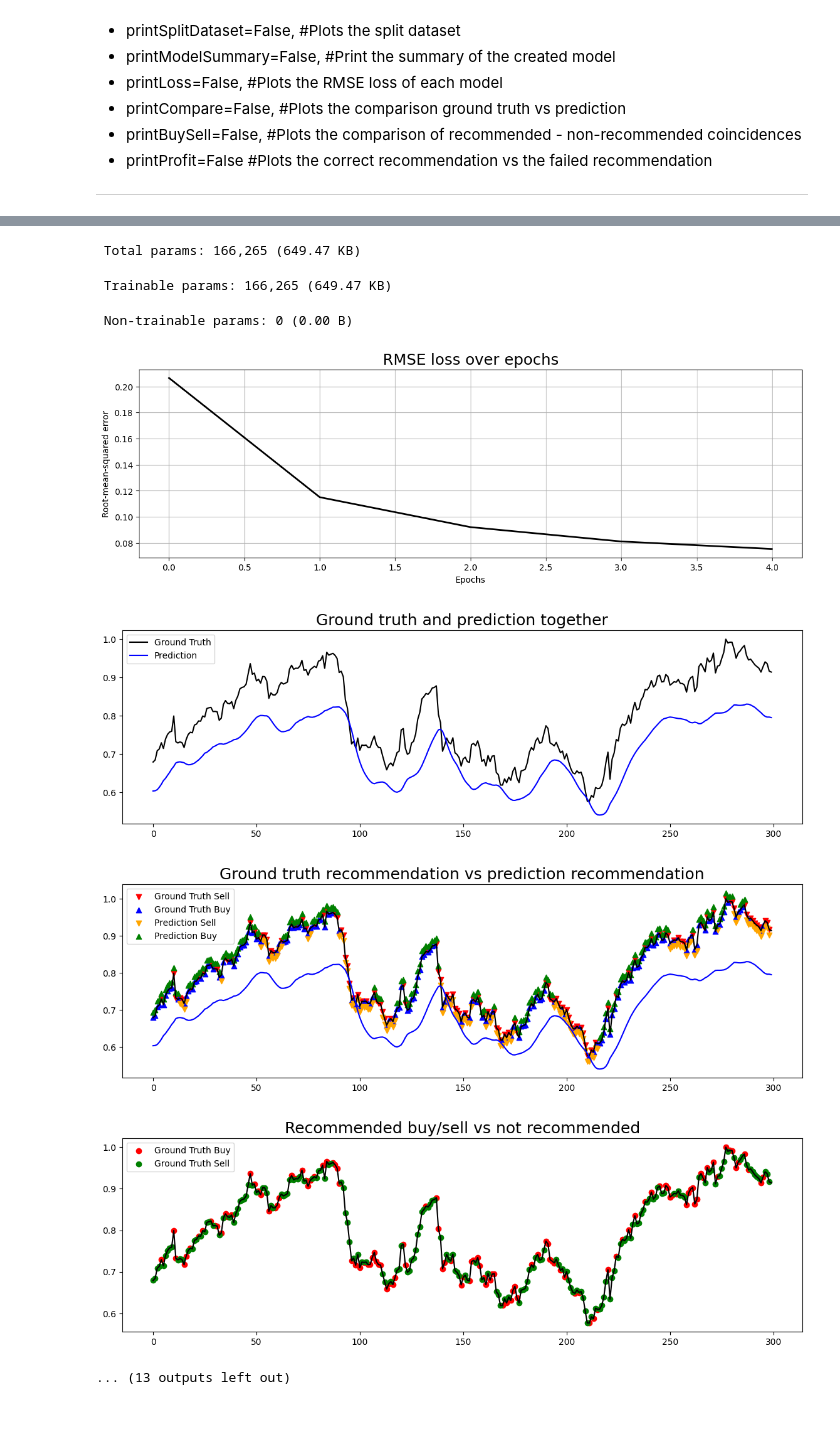
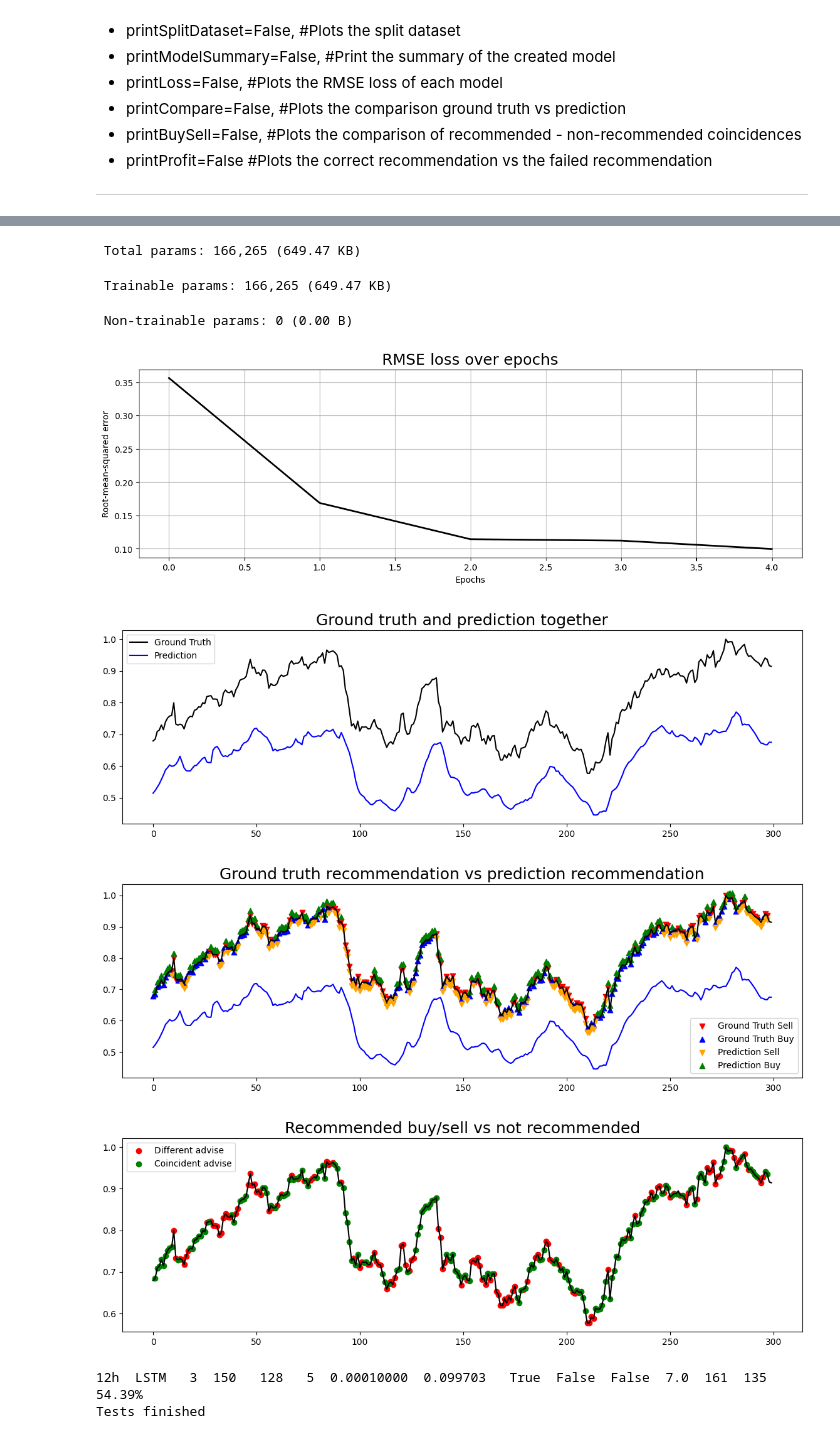
Before and after one commit to iadrados/StockPrediction, a Jupyter notebook: Stock_Prediction_Models.ipynb, the cells around one changed output, grey strips where cells are left out. Drawn from its saved outputs; the diff is of its cells as text; code cells hidden in the pictures.

```diff
--- a/Stock_Prediction_Models.ipynb
+++ b/Stock_Prediction_Models.ipynb
@@ -337,20 +337,22 @@ Calculates the moment on wich the expected profit in the ground truth should rec
 # %%
-def calculateDecision(test, testPredict, step, profit):
+def calculateDecision(test, testPredict, step, profit, periods):
 
     #Calculates the poins in the original dataset values on wich the difference with the previous value
     # is higher than the expected profit.
     decision = test['close'].iloc[step:]
-    decision = decision.diff()
-    decision = decision.dropna()
+    decision = decision.diff(periods=periods)
+    decision = decision.shift(periods=-periods)
+    decision = decision.fillna(0)
     decision = np.where(abs(decision)<profit,0,np.sign(decision).astype('int'))
     decision = pd.DataFrame(data={'buysell':decision})
 
     #Makes the same calculation over the predicted dataframe
     predictedDecision = pd.DataFrame(data={'buysellPredicted':testPredict[:,0]})
     predictedDecision = predictedDecision.diff()
-    predictedDecision = predictedDecision.dropna()
+    predictedDecision = predictedDecision.fillna(0)
     predictedDecision = np.where(abs(predictedDecision)<profit,0,np.sign(predictedDecision).astype('int'))
     predictedDecision = pd.DataFrame(data={'buysellPredicted':predictedDecision[:,0]})
+    predictedDecision.iloc[-periods:] = 0
 
     #Joins both dataframes in a single dataframe and returns it
     decision = decision.join(predictedDecision)
@@ -361,20 +363,19 @@ def calculateDecision(test, testPredict, step, profit):
 
 Plots the ground truth chart pointing the recommended transactions compared with the recommended transactions by the prediction
 # %%
-def plotBuySell(normData, testPredict, split, profit, decision):
+def plotBuySell(normData, testPredict, split, decision):
 
-    PROFIT=profit
+    #Increment in case only a part of the data must be represented
     OFFSET=0
     split = int(len(normData) * split)
 
-    index = normData.index.values
     plt.figure(figsize=(14,4))
     plt.title("Ground truth recommendation vs prediction recommendation",fontsize=18)
     plt.plot(normData['close'].iloc[split+OFFSET:].reset_index(drop=True),color='black')
     plt.plot(testPredict[OFFSET:],color='blue')
 
     x = decision.iloc[OFFSET:].reset_index(drop=True).index
-    y = normData['close'].iloc[len(normData)-len(decision.index)-1+OFFSET:-1].reset_index(drop=True)
+    y = normData['close'].iloc[len(normData)-len(decision.index)+OFFSET:].reset_index(drop=True)
 
     plt.scatter(x, np.where(decision['buysell'].iloc[OFFSET:] == -1,y, None), color="red",  marker="v", label='Ground Truth Sell')
     plt.scatter(x, np.where(decision['buysell'].iloc[OFFSET:] ==  1,y, None), color="blue", marker="^", label='Ground Truth Buy')
@@ -390,7 +391,8 @@ Plots the coincidence of recomendation vs the discrepancy
 # %%
 def plotProfit(normData, split, decision):
 
-    OFFSET = 0 #Increment in case only a part of the data must be represented
+    #Increment in case only a part of the data must be represented
+    OFFSET = 0
 
     split = int(len(normData) * split)
     plt.figure(figsize=(14,4))
@@ -398,10 +400,10 @@ def plotProfit(normData, split, decision):
     plt.plot(normData['close'].iloc[split+OFFSET:].reset_index(drop=True),color='black')
 
     x = decision.iloc[OFFSET:].reset_index(drop=True).index
-    y = normData['close'].iloc[len(normData)-len(decision.index)-1+OFFSET:-1].reset_index(drop=True)
+    y = normData['close'].iloc[len(normData)-len(decision.index)+OFFSET:].reset_index(drop=True)
 
-    plt.scatter(x, np.where((decision['buysell'].iloc[OFFSET:] !=  decision['buysellPredicted'].iloc[OFFSET:]) & (decision['buysellPredicted'].iloc[OFFSET:] != 0),y, None), color="red", label='Ground Truth Buy')
-    plt.scatter(x, np.where((decision['buysell'].iloc[OFFSET:] == decision['buysellPredicted'].iloc[OFFSET:]) & (decision['buysell'].iloc[OFFSET:] != 0),y, None), color="green",  label='Ground Truth Sell')
+    plt.scatter(x, np.where((decision['buysell'].iloc[OFFSET:] != decision['buysellPredicted'].iloc[OFFSET:]) & (decision['buysellPredicted'].iloc[OFFSET:] != 0),y, None), color="red", label='Different advise')
+    plt.scatter(x, np.where((decision['buysell'].iloc[OFFSET:] == decision['buysellPredicted'].iloc[OFFSET:]) & (decision['buysell'].iloc[OFFSET:] != 0),y, None), color="green",  label='Coincident advise')
 
     plt.legend()
     plt.show()
@@ -496,7 +499,7 @@ runTest(...)
 Executes a battery of tests based on the received parameters.
 # %%
 def runTest(split, stock, dates, profitFactor, intervals, algorithms,  steps, \
-            units, batchs, profits, epochs, sentiment, relevance, useIndicators, \
+            units, batchs, profits, periods, epochs, sentiment, relevance, useIndicators, \
             useFinBERT, printFinalData=False, printSplitDataset=False, \
             printModelSummary=False, printLoss=False, printCompare=False, \
             printBuySell=False, printProfit=False, exportDataset=True):
@@ -564,10 +567,10 @@ def runTest(split, stock, dates, profitFactor, intervals, algorithms,  steps, \
                                             plotCompare(finalData, testPredict, split)
 
                                         for profit in profits:
-                                            decision = calculateDecision(test, testPredict, step, profit*profitFactor)
+                                            decision = calculateDecision(test, testPredict, step, profit*profitFactor, periods)
 
                                             if printBuySell:
-                                                plotBuySell(finalData, testPredict,split, profit, decision)
+                                                plotBuySell(finalData, testPredict,split, decision)
                                             if printProfit:
                                                 plotProfit(finalData, split, decision)
                                             coincide, nocoincide = calculateProfit(finalData, decision)
@@ -641,11 +644,12 @@ runTest(
     profitFactor = 0.000001,        #Mulitiplicative factor for the expected profts
     intervals = ['12h'],            #Analyzed intervals, i.e.:['1min', '10min', '60min', '6h', '12h', '1D']
     algorithms = ['LSTM'],          #Algorithm, i.e.: ['RNN', 'LSTM']
-    steps = [20],                   #Steps of data selected for generating the model
+    steps = [3],                    #Steps of data selected for generating the model
     units = [150],                  #Units chosen for the creation of RNN and LSTM models
     batchs = [128],                 #Batch parameter for the creation of the model
-    profits = [0.1,1,10,100,1000],  #Expected profits (in combination with profitFactor)
     epochs = [5],                   #Number of epoch used for the training
+    profits = [100],                 #Expected profits (in combination with profitFactor)
+    periods = 2,                    #Number of periods used for calculating the future profit
     useIndicators = [True],         #Include the technical indicators in the training of the model
     sentiment = [False],            #Use of the sentiment provided by the Alpha Vantage datasets
     relevance = 7.0,                #Value of the minimum relevance (0.0-1.0) of the news that will be used in the model
@@ -657,6 +661,6 @@ runTest(
     printCompare=True,              #Plots the comparison ground truth vs prediction
     printBuySell=True,              #Plots the comparison of recommended - non-recommended coincidences
     printProfit=True,               #Plots the correct recommendation vs the failed recommendation
-    exportDataset = True            #Export the calculated results to a .csv file into the FILE_PATH directory
+    exportDataset = False           #Export the calculated results to a .csv file into the FILE_PATH directory
     )
 # %% [output]
@@ -681,9 +685,10 @@ Model: "sequential_18"
 └─────────────────────────────────┴────────────────────────┴───────────────┘
  Total params: 166,265 (649.47 KB)
  Trainable params: 166,265 (649.47 KB)
  Non-trainable params: 0 (0.00 B)
-[figure, old version]
+[figure, new version]
-[figure, old version]
+[figure, new version]
-[figure, old version]
+[figure, new version]
-[figure, old version]
+[figure, new version]
-... (13 outputs left out)
+12h  LSTM   3  150   128   5  0.00010000  0.099703   True  False  False  7.0  161  135  54.39%
+Tests finished
```
Also changed, not shown: parts of 8 cells of this notebook, 2 other files.
